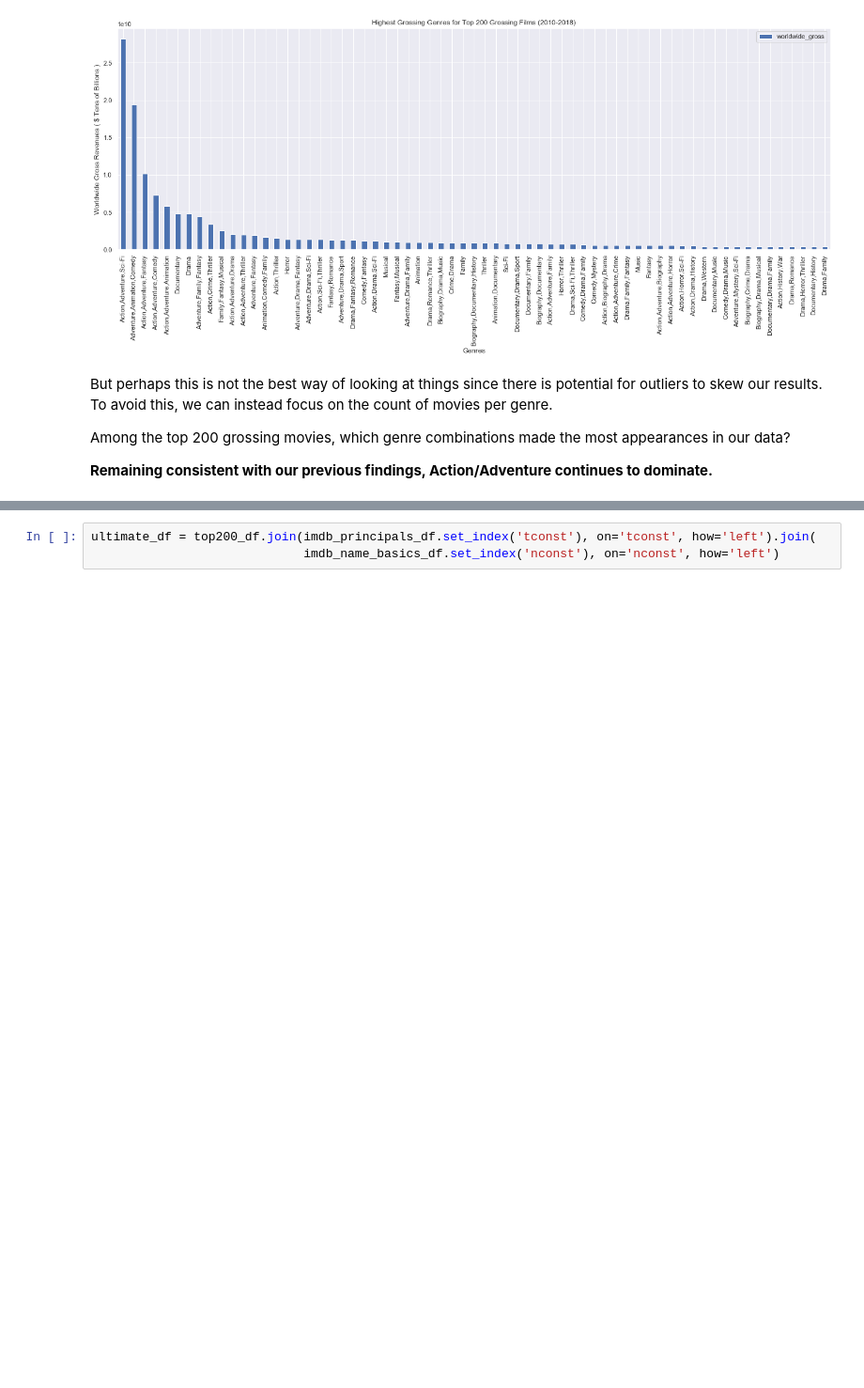
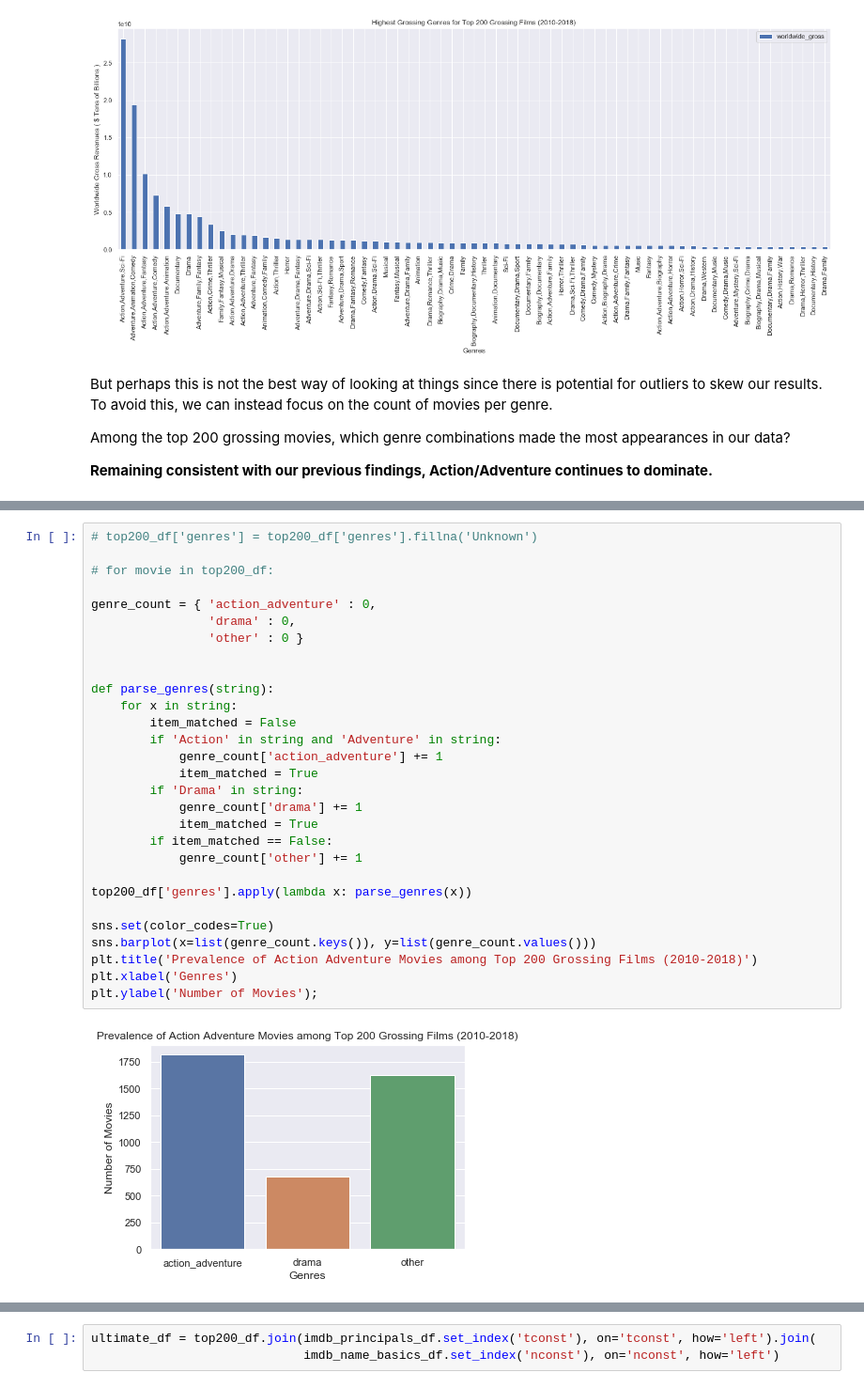
Before and after one commit to mokome/project1, a Jupyter notebook: index.ipynb, the cells around one changed output, grey strips where cells are left out. Shown: that part at 94% size. Saved outputs shown, nothing was run; the diff lists cells and outputs as text; blank space fills up the shorter version.

```diff
--- a/index.ipynb
+++ b/index.ipynb
@@ -268,0 +291,31 @@ plt.ylabel('Number of Movies');
+# %%
+# top200_df['genres'] = top200_df['genres'].fillna('Unknown')
+
+# for movie in top200_df:
+
+genre_count = { 'action_adventure' : 0,
+                'drama' : 0,
+                'other' : 0 }
+
+
+def parse_genres(string):
+    for x in string:
+        item_matched = False
+        if 'Action' in string and 'Adventure' in string:
+            genre_count['action_adventure'] += 1
+            item_matched = True
+        if 'Drama' in string:
+            genre_count['drama'] += 1
+            item_matched = True
+        if item_matched == False:
+            genre_count['other'] += 1
+
+top200_df['genres'].apply(lambda x: parse_genres(x))
+
+sns.set(color_codes=True)
+sns.barplot(x=list(genre_count.keys()), y=list(genre_count.values()))
+plt.title('Prevalence of Action Adventure Movies among Top 200 Grossing Films (2010-2018)')
+plt.xlabel('Genres')
+plt.ylabel('Number of Movies');
+# %% [output]
+[figure, added]
```
Also changed, not shown: parts of 7 cells of this notebook.
